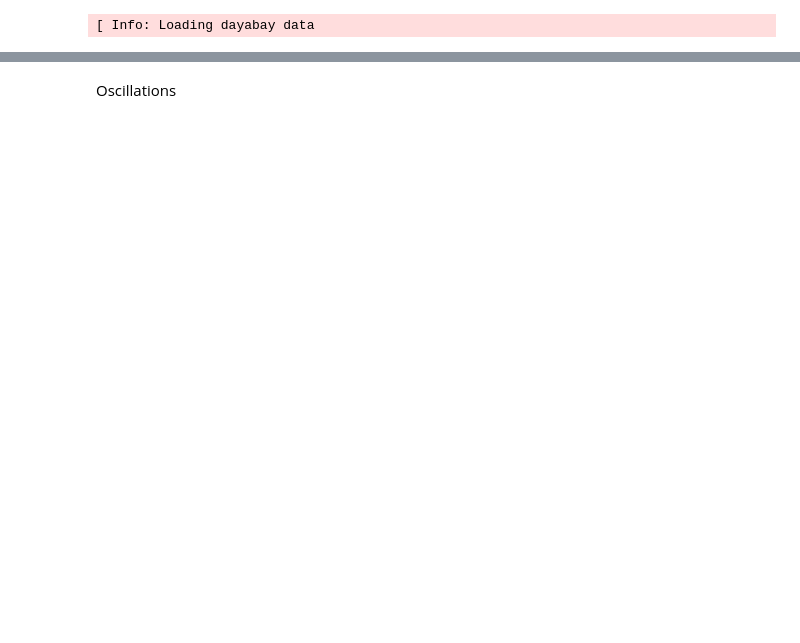
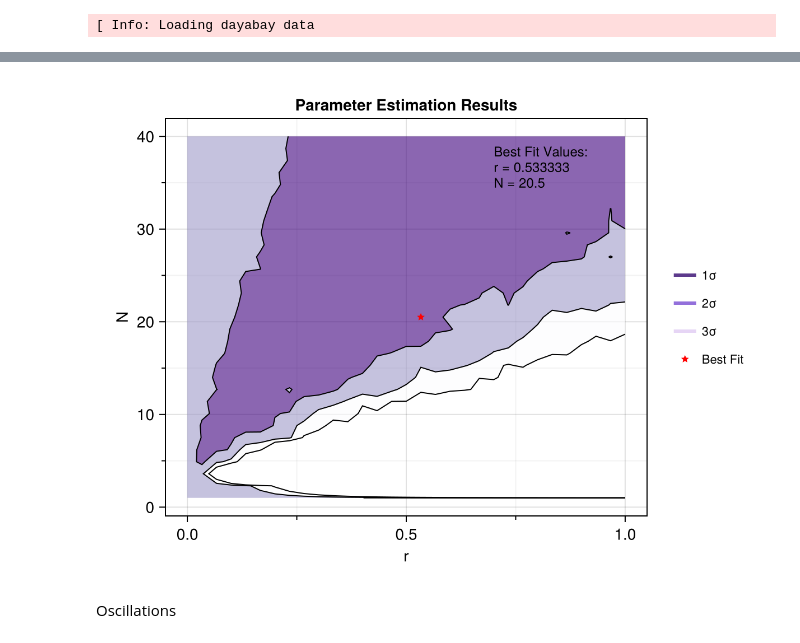
Before and after one commit to philippeller/Newtrinos.jl, a Jupyter notebook: notebooks/dayabay.ipynb, the cells around one changed output, grey strips where cells are left out. Drawn from its saved outputs; the diff is of its cells as text; code cells hidden in the pictures; blank space fills up the shorter version.

```diff
--- a/notebooks/dayabay.ipynb
+++ b/notebooks/dayabay.ipynb
@@ -112,7 +116,9 @@ using CairoMakie
 # %%
 img = CairoMakie.plot(result)
 display("image/png", img)
-save("/home/sofialon/Newtrinos.jl/plots_22/scan_dayabay_Nr_NND_m0=0.01_damping.png", img)
+#save("/home/sofialon/Newtrinos.jl/plots_numerical/scan_dayabay_Nr_NNM_m0=0.001_3.png", img)
+# %% [output]
+[figure, added]
 # %%
 bf = Newtrinos.bestfit(result)
 
```
Also changed, not shown: parts of 13 cells of this notebook, 41 other files.
